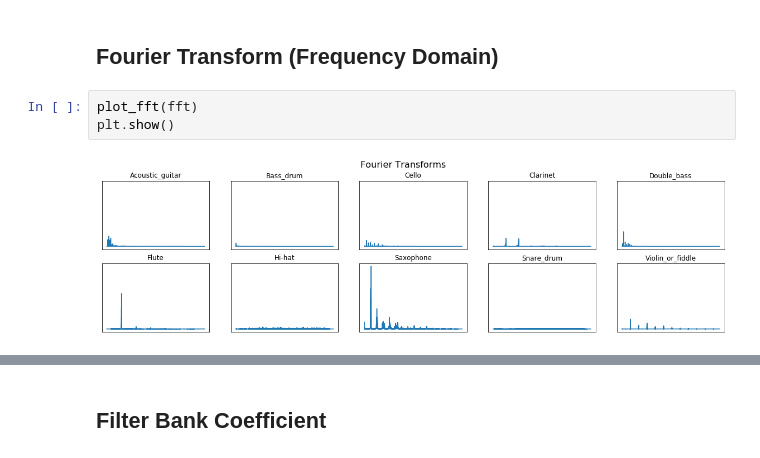
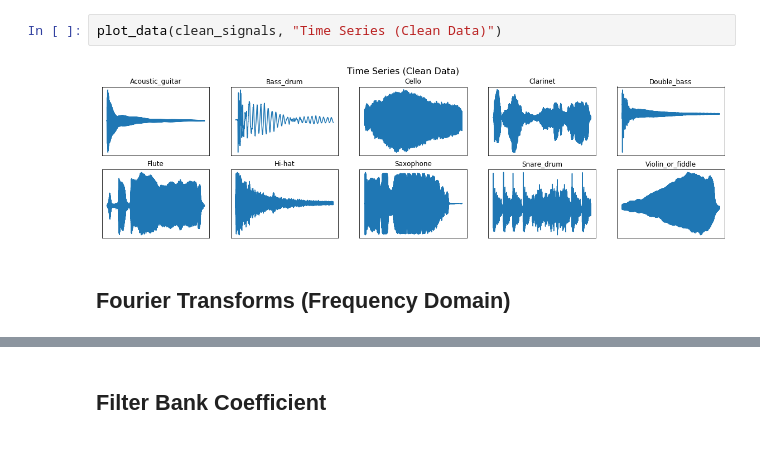
Before and after one commit to lauradang/audio-classification, a Jupyter notebook: visualizing.ipynb, the cells around one changed output, grey strips where cells are left out. Drawn from its saved outputs; the diff is of its cells as text.

```diff
--- a/visualizing.ipynb
+++ b/visualizing.ipynb
@@ -81,7 +140,6 @@ plt.show()
+# %%
+plot_data(clean_signals, "Time Series (Clean Data)")
+# %% [output]
+[figure, added]
 # %% [markdown]
-## Fourier Transform (Frequency Domain)
+## Fourier Transforms (Frequency Domain)
-# %%
-plot_fft(fft)
-plt.show()
-# %% [output]
-[figure, removed]
```
Also changed, not shown: parts of 37 cells of this notebook, 14 other files.
